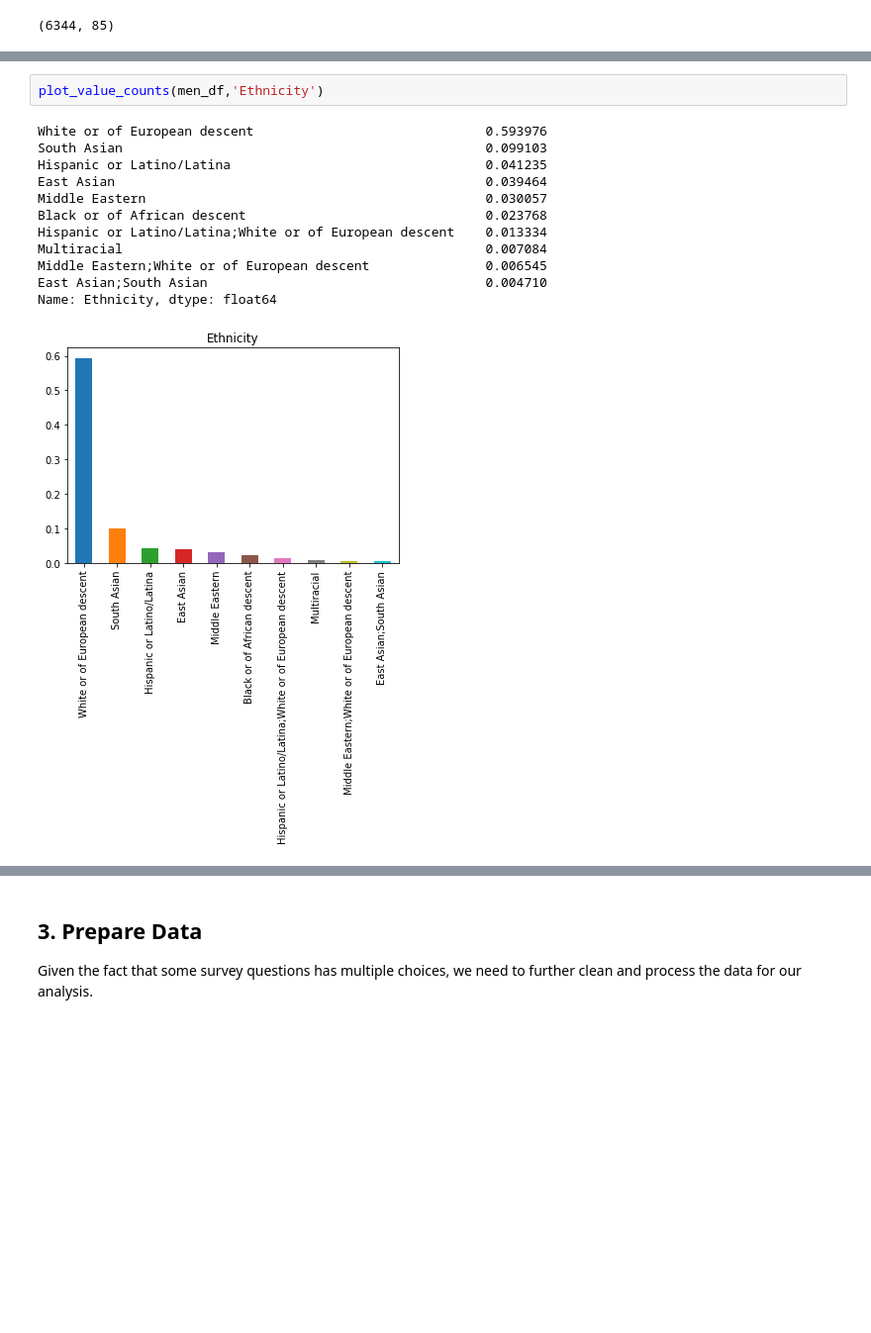
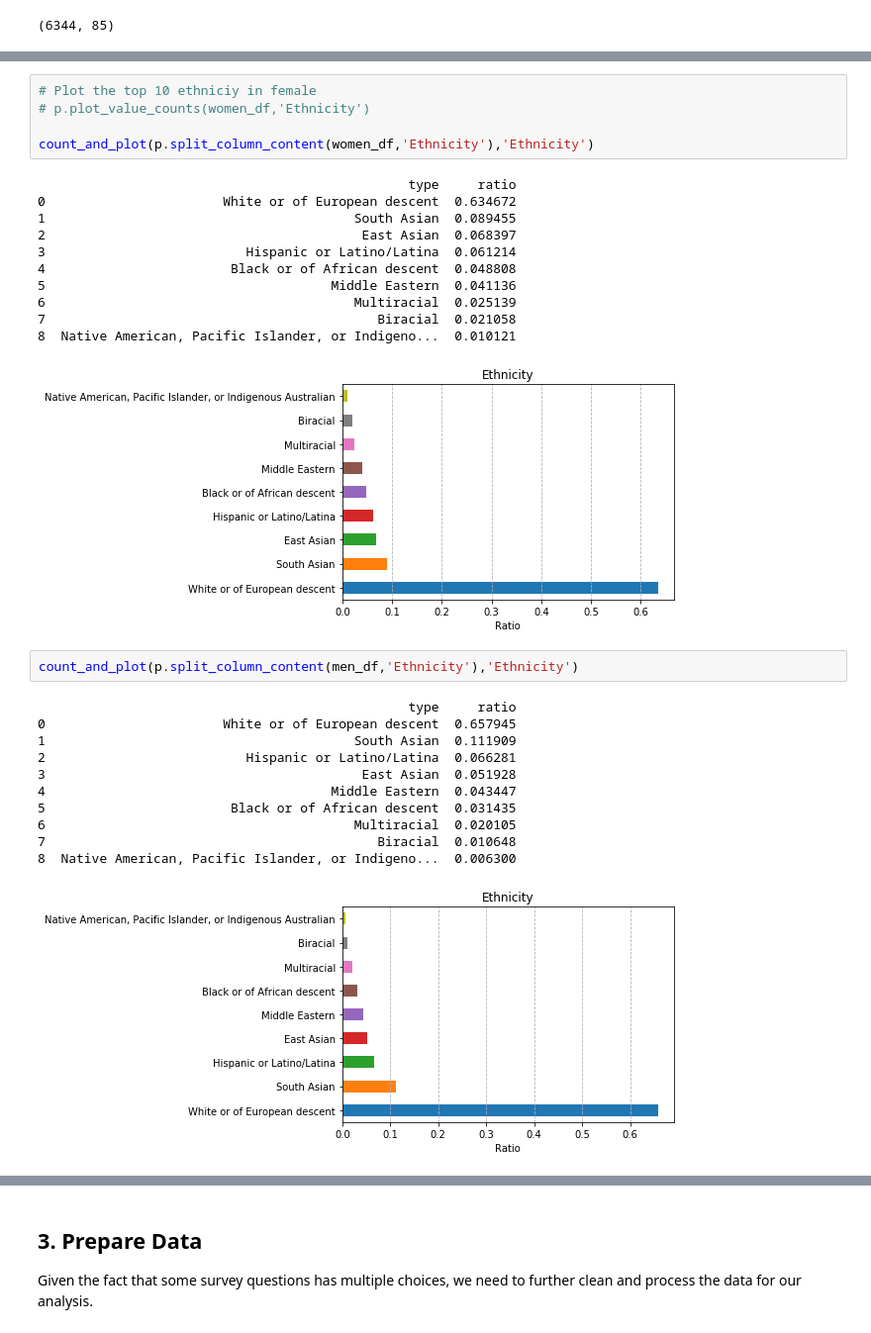
Before and after one commit to Lamasheg/stackoverflow_survey_2019, a Jupyter notebook: stackoverflow_survey.ipynb, the cells around one changed output, grey strips where cells are left out. Shown at 99% size. Drawn from its saved outputs; the diff is of its cells as text; blank space fills up the shorter version.

```diff
--- a/stackoverflow_survey.ipynb
+++ b/stackoverflow_survey.ipynb
@@ -207,15 +166,31 @@ Name: Country, dtype: float64
-# %%
-plot_value_counts(men_df,'Ethnicity')
-# %% [output]
-White or of European descent                              0.593976
-South Asian                                               0.099103
-Hispanic or Latino/Latina                                 0.041235
-East Asian                                                0.039464
-Middle Eastern                                            0.030057
-Black or of African descent                               0.023768
-Hispanic or Latino/Latina;White or of European descent    0.013334
-Multiracial                                               0.007084
-Middle Eastern;White or of European descent               0.006545
-East Asian;South Asian                                    0.004710
-Name: Ethnicity, dtype: float64
-[figure, removed]
+# %%
+# Plot the top 10 ethniciy in female
+# p.plot_value_counts(women_df,'Ethnicity')
+
+count_and_plot(p.split_column_content(women_df,'Ethnicity'),'Ethnicity')
+# %% [output]
+                                                type     ratio
+0                       White or of European descent  0.634672
+1                                        South Asian  0.089455
+2                                         East Asian  0.068397
+3                          Hispanic or Latino/Latina  0.061214
+4                        Black or of African descent  0.048808
+5                                     Middle Eastern  0.041136
+6                                        Multiracial  0.025139
+7                                           Biracial  0.021058
+8  Native American, Pacific Islander, or Indigeno...  0.010121
+[figure, added]
+# %%
+count_and_plot(p.split_column_content(men_df,'Ethnicity'),'Ethnicity')
+# %% [output]
+                                                type     ratio
+0                       White or of European descent  0.657945
+1                                        South Asian  0.111909
+2                          Hispanic or Latino/Latina  0.066281
+3                                         East Asian  0.051928
+4                                     Middle Eastern  0.043447
+5                        Black or of African descent  0.031435
+6                                        Multiracial  0.020105
+7                                           Biracial  0.010648
+8  Native American, Pacific Islander, or Indigeno...  0.006300
+[figure, added]
```
Also changed, not shown: parts of 19 cells of this notebook.
